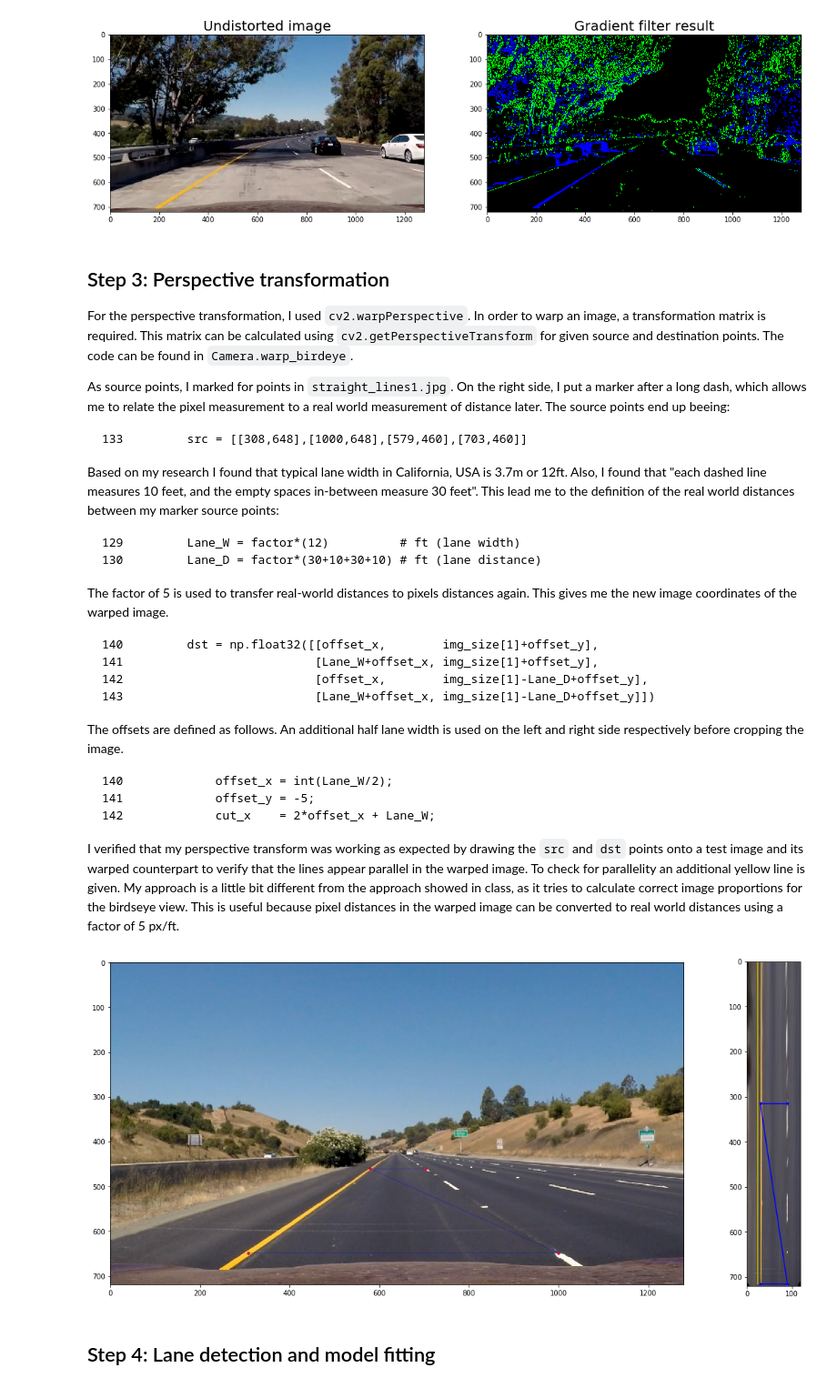
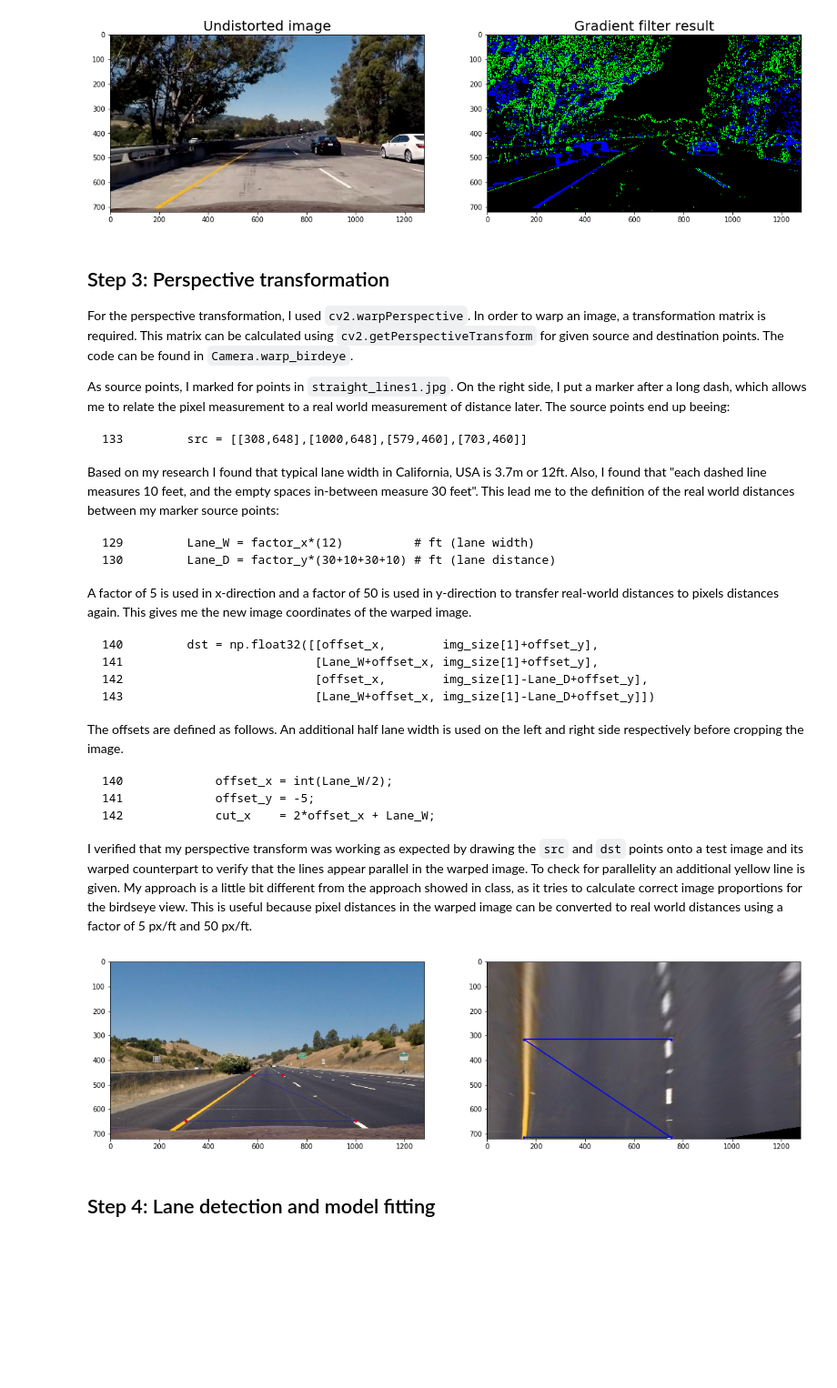
Before and after one commit to tw00/CarND-Advanced-Lane-Lines, a Jupyter notebook: README.ipynb, the cells around one changed output. Shown at 91% size. Saved outputs shown, nothing was run; the diff lists cells and outputs as text; code cells hidden in the pictures; blank space fills up the shorter version.

````diff
--- a/README.ipynb
+++ b/README.ipynb
@@ -141,11 +160,11 @@ As source points, I marked for points in `straight_lines1.jpg`. On the right sid
 Based on my research I found that typical lane width in California, USA is 3.7m or 12ft. Also, I found that "each dashed line measures 10 feet, and the empty spaces in-between measure 30 feet". This lead me to the definition of the real world distances between my marker source points:
 
 ```
-129         Lane_W = factor*(12)          # ft (lane width)
-130         Lane_D = factor*(30+10+30+10) # ft (lane distance)
+129         Lane_W = factor_x*(12)          # ft (lane width)
+130         Lane_D = factor_y*(30+10+30+10) # ft (lane distance)
 ```
 
-The factor of 5 is used to transfer real-world distances to pixels distances again. This gives me the new image coordinates of the warped image.
+A factor of 5 is used in x-direction and a factor of 50 is used in y-direction to transfer real-world distances to pixels distances again. This gives me the new image coordinates of the warped image.
 
 ```
 140         dst = np.float32([[offset_x,        img_size[1]+offset_y],
@@ -162,30 +181,31 @@ The offsets are defined as follows. An additional half lane width is used on the
 142             cut_x    = 2*offset_x + Lane_W;
 ```
 
-I verified that my perspective transform was working as expected by drawing the `src` and `dst` points onto a test image and its warped counterpart to verify that the lines appear parallel in the warped image. To check for parallelity an additional yellow line is given. My approach is a little bit different from the approach showed in class, as it tries to calculate correct image proportions for the birdseye view. This is useful because pixel distances in the warped image can be converted to real world distances using a factor of 5 px/ft.
+I verified that my perspective transform was working as expected by drawing the `src` and `dst` points onto a test image and its warped counterpart to verify that the lines appear parallel in the warped image. To check for parallelity an additional yellow line is given. My approach is a little bit different from the approach showed in class, as it tries to calculate correct image proportions for the birdseye view. This is useful because pixel distances in the warped image can be converted to real world distances using a factor of 5 px/ft and 50 px/ft.
 # %%
 cam = Camera()
 cam.load_calibration()
 
 # Load image and warp
 image = cv2.imread('test_images/straight_lines1.jpg')
 image = cv2.cvtColor(image, cv2.COLOR_BGR2RGB)
 image_warp = cam.warp_birdeye(image)
 
 fig = plt.figure(figsize=(18, 9))
-gs = gridspec.GridSpec(1, 2, width_ratios=[10.6, 1])
+#gs = gridspec.GridSpec(1, 2, width_ratios=[10.6, 1])
+gs = gridspec.GridSpec(1, 2, width_ratios=[1, 1])
 ax0 = plt.subplot(gs[0])
 ax0.imshow(image)
 ax0.plot(cam.src[:,0],cam.src[:,1],'b.-', linewidth=0.3)
 for i in range(4): ax0.plot(cam.src[i,0],cam.src[i,1],'r.')
 
 ax1 = plt.subplot(gs[1])
 ax1.imshow(image_warp[0:,:,:])
 ax1.plot(cam.dst[:,0],cam.dst[:,1],'b.-')
-ax1.plot([25,25],[0,715], 'y-')
+#ax1.plot([25,25],[0,715], 'y-')
 plt.show()
 # %% [output]
-[figure, old version]
+[figure, new version]
 # %% [markdown]
 ## Step 4:  Lane detection and model fitting
 # %% [markdown]
````
Also changed, not shown: parts of 6 cells of this notebook, 5 other files.
